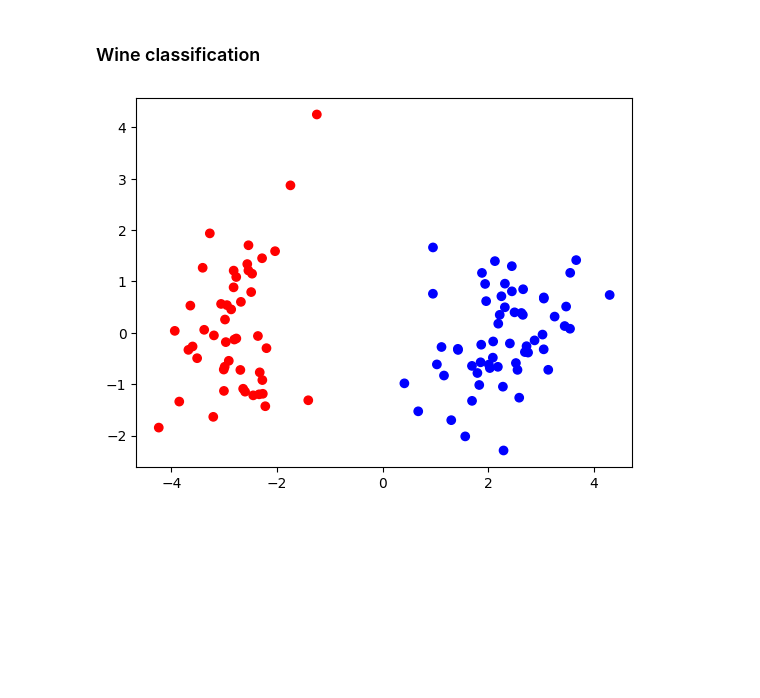
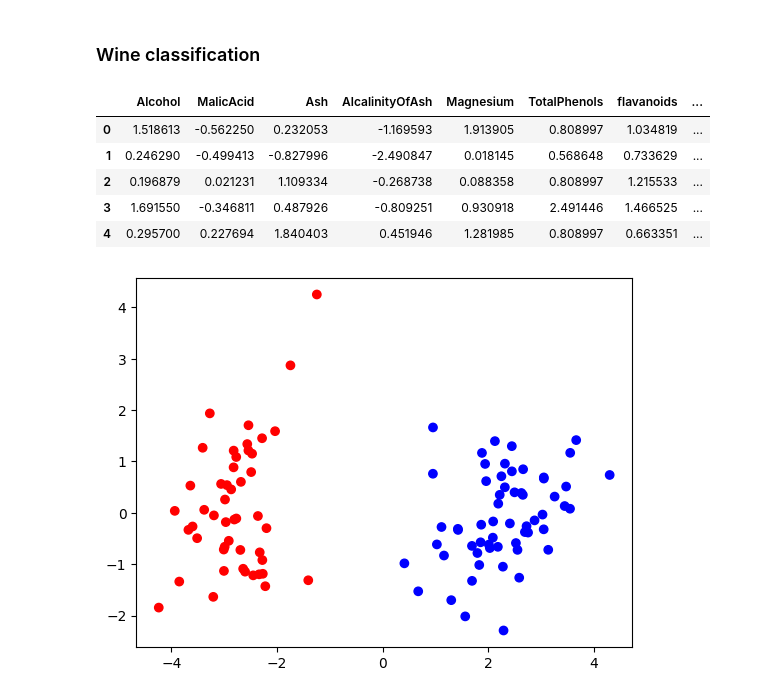
Before and after one commit to attiilla/Alg2, a Jupyter notebook: TP1/TP1.ipynb, the cells around one changed output. Cells and saved outputs as stored; diff of their text form; code cells hidden in the pictures; blank space fills up the shorter version.

```diff
--- a/TP1/TP1.ipynb
+++ b/TP1/TP1.ipynb
@@ -1037,6 +997,19 @@ plt.show()
 ### Wine classification
 # %%
 wine = pd.read_csv("./dataSets/wine.prepared.txt",sep=",")
+# %%
+wine["Class"].value_counts()
+top_two_classes = wine['Class'].value_counts().index[:2]
+top_two_classes
+wine = wine[wine['Class'].isin(top_two_classes)]
+wine.head()
+# %% [output]
+|  | Alcohol | MalicAcid | Ash | AlcalinityOfAsh | Magnesium | TotalPhenols | flavanoids | ... |
+| 0 | 1.518613 | -0.562250 | 0.232053 | -1.169593 | 1.913905 | 0.808997 | 1.034819 | ... |
+| 1 | 0.246290 | -0.499413 | -0.827996 | -2.490847 | 0.018145 | 0.568648 | 0.733629 | ... |
+| 2 | 0.196879 | 0.021231 | 1.109334 | -0.268738 | 0.088358 | 0.808997 | 1.215533 | ... |
+| 3 | 1.691550 | -0.346811 | 0.487926 | -0.809251 | 0.930918 | 2.491446 | 1.466525 | ... |
+| 4 | 0.295700 | 0.227694 | 1.840403 | 0.451946 | 1.281985 | 0.808997 | 0.663351 | ... |
 # %%
 # Retirada a classe 2 para que fique linearmente separável
 wine = wine[wine['Class'] != 2]
```
Also changed, not shown: parts of 22 cells of this notebook.
